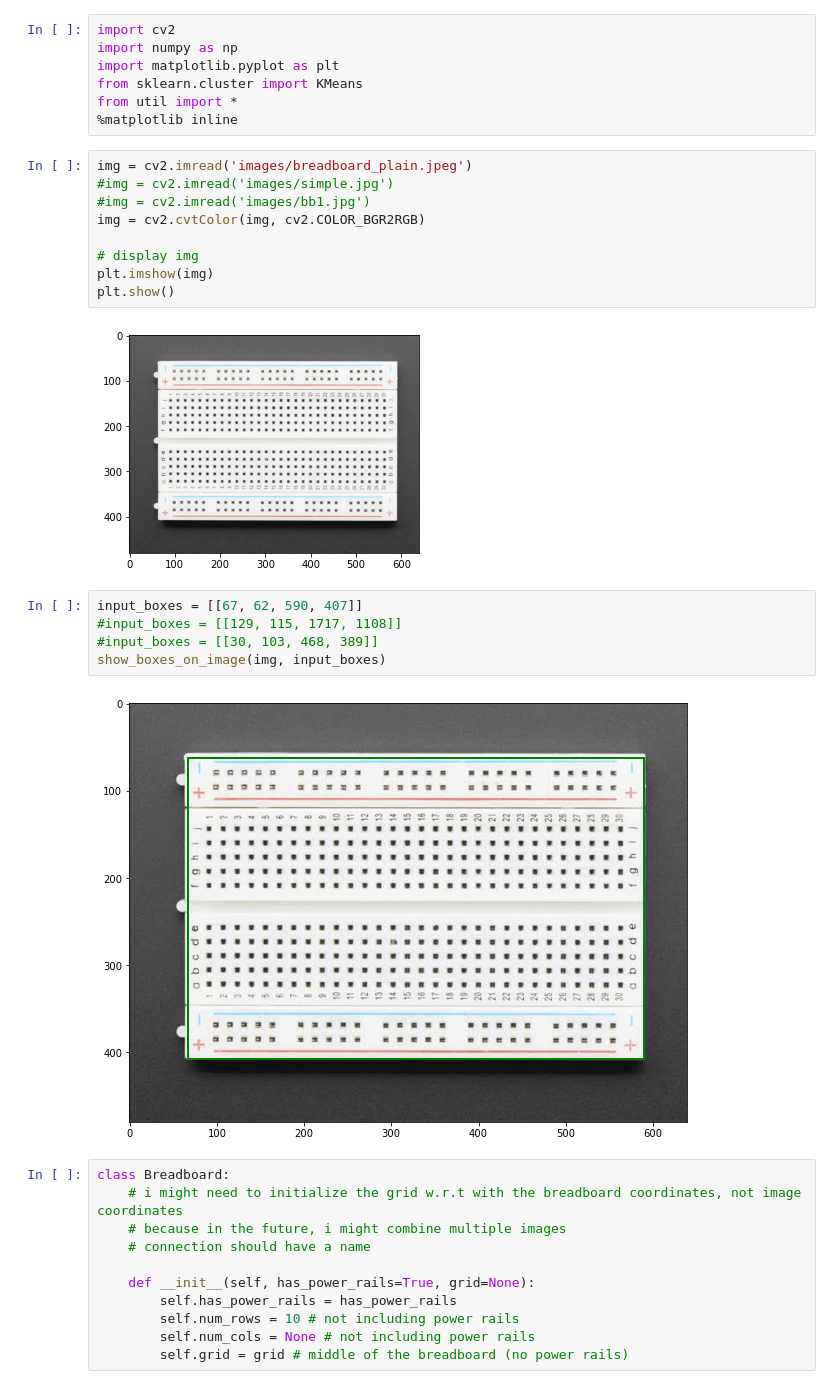
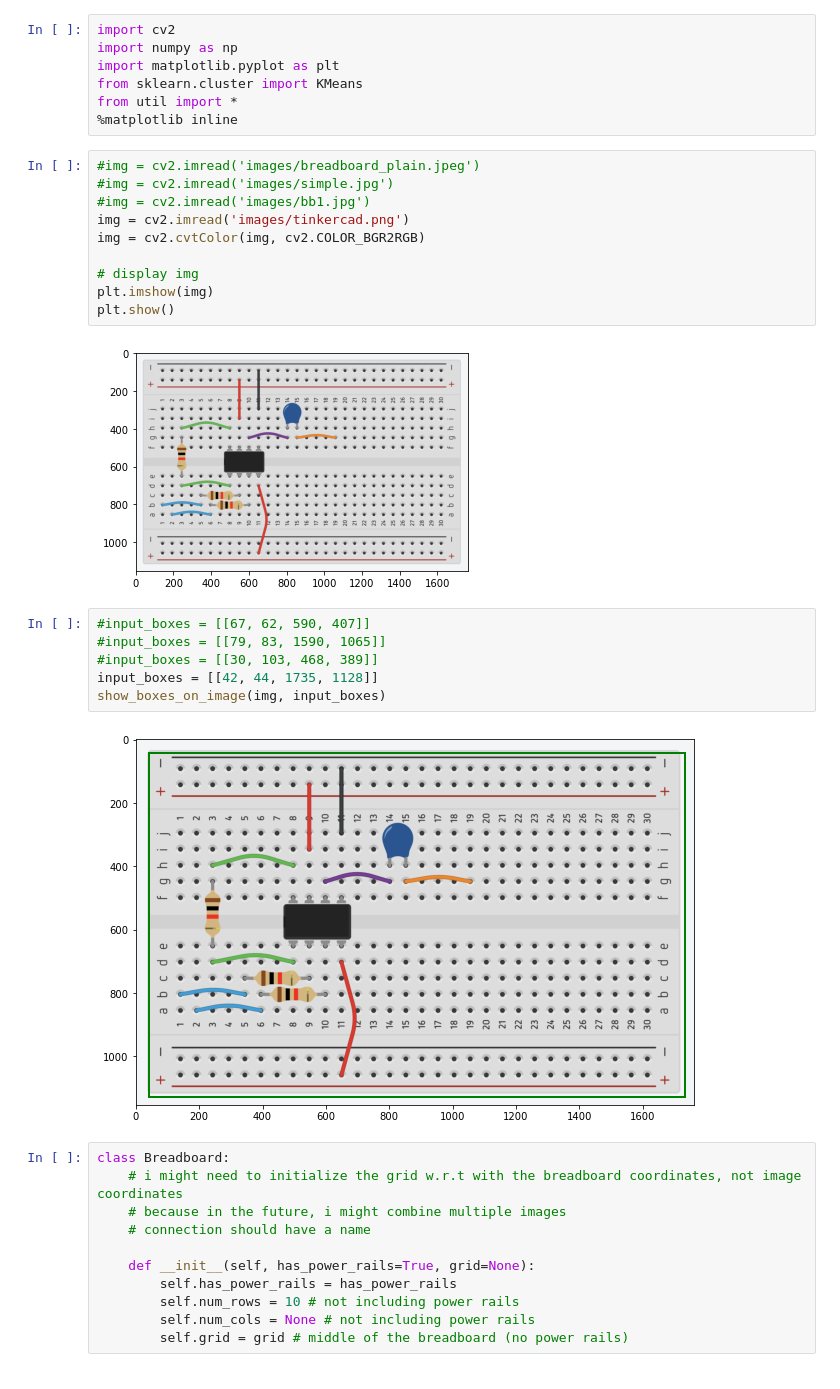
Before and after one commit to ingazhur/hardware-internal-tools, a Jupyter notebook: preprocessing_sandbox.ipynb, the cells around one changed output. Saved outputs shown, nothing was run; the diff lists cells and outputs as text.

```diff
--- a/preprocessing_sandbox.ipynb
+++ b/preprocessing_sandbox.ipynb
@@ -6,23 +6,25 @@ from sklearn.cluster import KMeans
 from util import *
 %matplotlib inline
 # %%
-img = cv2.imread('images/breadboard_plain.jpeg')
+#img = cv2.imread('images/breadboard_plain.jpeg')
 #img = cv2.imread('images/simple.jpg')
 #img = cv2.imread('images/bb1.jpg')
+img = cv2.imread('images/tinkercad.png')
 img = cv2.cvtColor(img, cv2.COLOR_BGR2RGB)
 
 # display img
 plt.imshow(img)
 plt.show()
 # %% [output]
-[figure, old version]
+[figure, new version]
 # %%
-input_boxes = [[67, 62, 590, 407]]
-#input_boxes = [[129, 115, 1717, 1108]]
+#input_boxes = [[67, 62, 590, 407]]
+#input_boxes = [[79, 83, 1590, 1065]]
 #input_boxes = [[30, 103, 468, 389]]
+input_boxes = [[42, 44, 1735, 1128]]
 show_boxes_on_image(img, input_boxes)
 # %% [output]
-[figure, old version]
+[figure, new version]
 # %%
 class Breadboard:
     # i might need to initialize the grid w.r.t with the breadboard coordinates, not image coordinates
```
Also changed, not shown: parts of 13 cells of this notebook, 4 other files.
